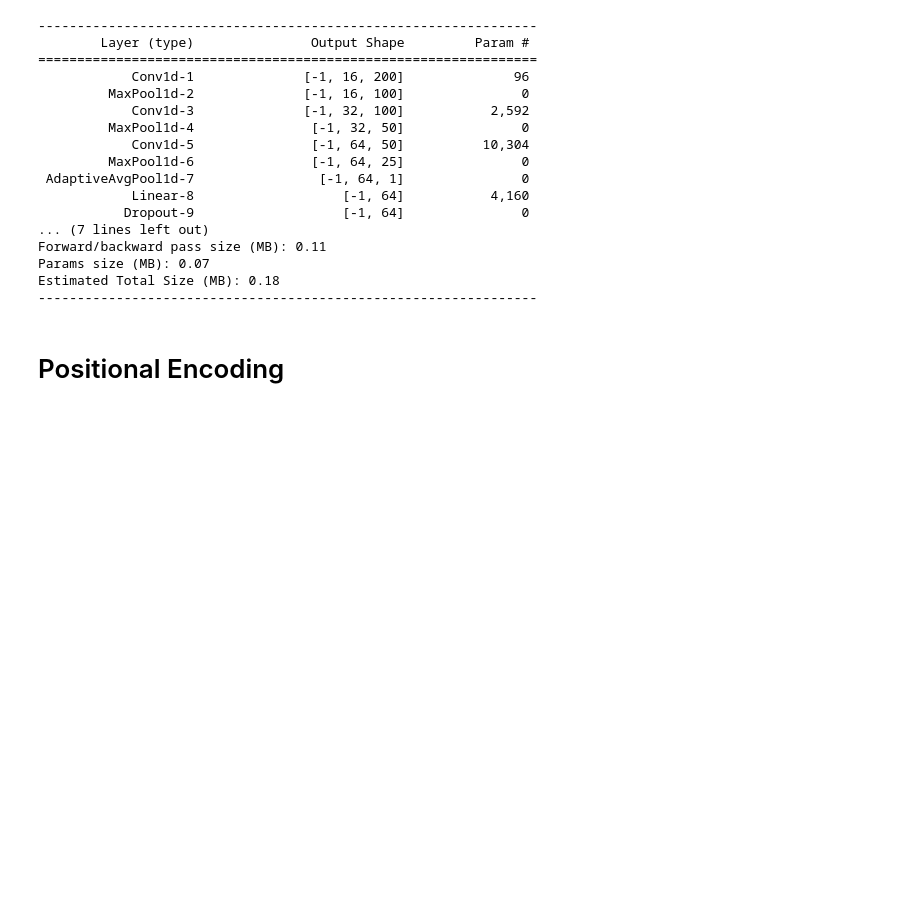
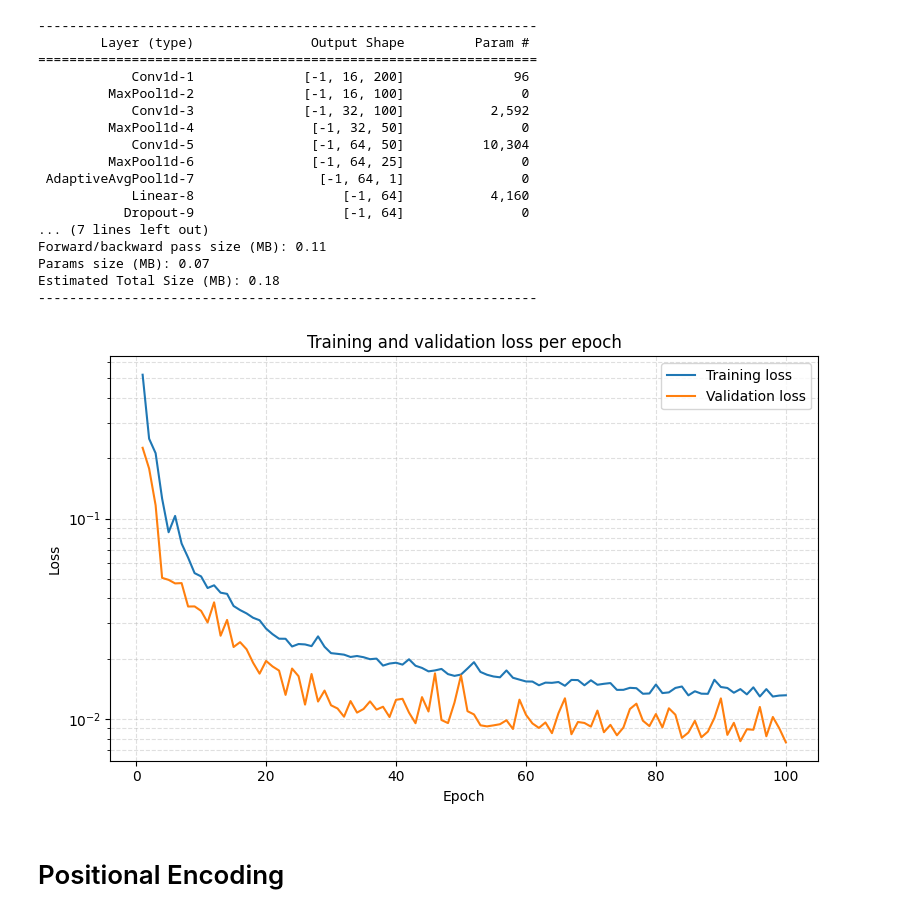
Before and after one commit to ofarbrot/ML4Physics_homework2, a Jupyter notebook: presentation.ipynb, the cells around one changed output. Cells and saved outputs as stored; diff of their text form; code cells hidden in the pictures; blank space fills up the shorter version.

```diff
--- a/presentation.ipynb
+++ b/presentation.ipynb
@@ -24,6 +24,11 @@ Forward/backward pass size (MB): 0.11
 Params size (MB): 0.07
 Estimated Total Size (MB): 0.18
 ----------------------------------------------------------------
+# %%
+from IPython.display import Image, display
+display(Image(filename='Loss.png'))
+# %% [output]
+[figure, added]
 # %%
 import torch
 import torch.nn as nn
```
Also changed, not shown: 1 other file.
